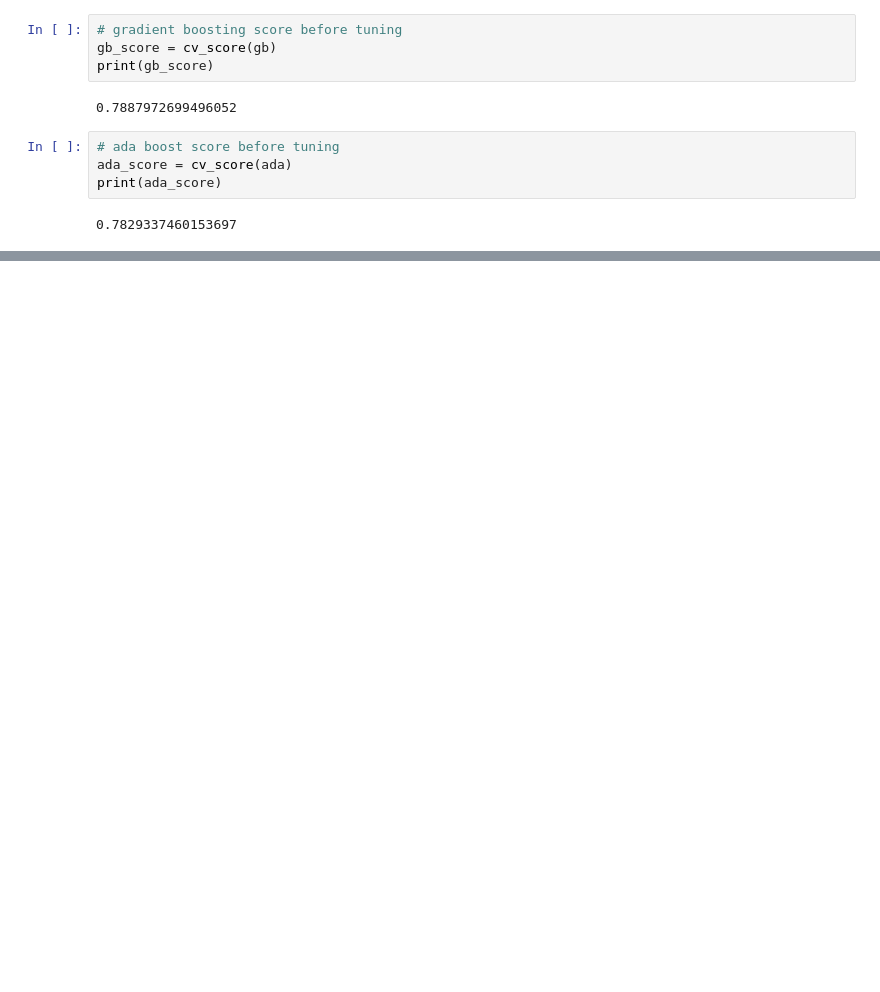
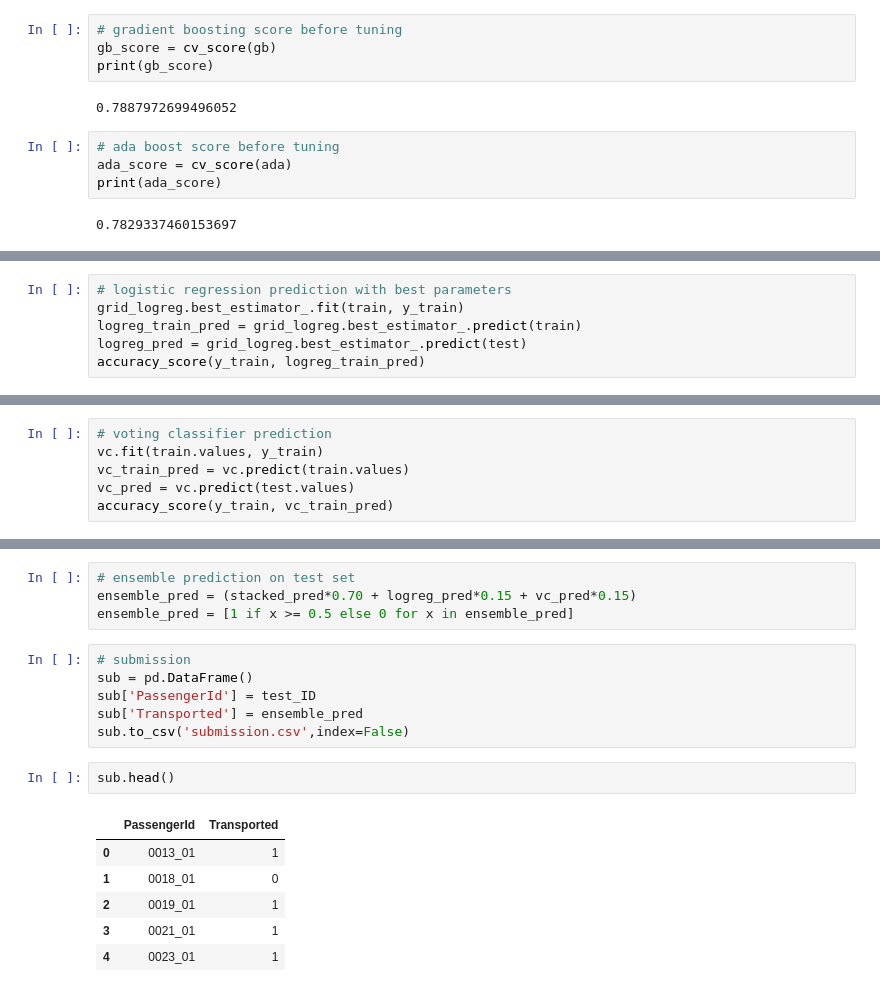
Before and after one commit to zxcvbbvvf/Kaggle-Competitions, a Jupyter notebook: Spaceship Titanic/Space Titanic.ipynb, the cells around one changed output, grey strips where cells are left out. Saved outputs shown, nothing was run; the diff lists cells and outputs as text; blank space fills up the shorter version.

Commit message:
finished work and created submission

```diff
--- a/Spaceship Titanic/Space Titanic.ipynb
+++ b/Spaceship Titanic/Space Titanic.ipynb
@@ -320,0 +396,6 @@ print(vc_score)
+# %%
+# logistic regression prediction with best parameters
+grid_logreg.best_estimator_.fit(train, y_train)
+logreg_train_pred = grid_logreg.best_estimator_.predict(train)
+logreg_pred = grid_logreg.best_estimator_.predict(test)
+accuracy_score(y_train, logreg_train_pred)
@@ -320,0 +404,6 @@ print(vc_score)
+# %%
+# voting classifier prediction
+vc.fit(train.values, y_train)
+vc_train_pred = vc.predict(train.values)
+vc_pred = vc.predict(test.values)
+accuracy_score(y_train, vc_train_pred)
@@ -320,0 +419,19 @@ print(vc_score)
+# %%
+# ensemble prediction on test set
+ensemble_pred = (stacked_pred*0.70 + logreg_pred*0.15 + vc_pred*0.15)
+ensemble_pred = [1 if x >= 0.5 else 0 for x in ensemble_pred]
+# %%
+# submission
+sub = pd.DataFrame()
+sub['PassengerId'] = test_ID
+sub['Transported'] = ensemble_pred
+sub.to_csv('submission.csv',index=False)
+# %%
+sub.head()
+# %% [output]
+|  | PassengerId | Transported |
+| 0 | 0013_01 | 1 |
+| 1 | 0018_01 | 0 |
+| 2 | 0019_01 | 1 |
+| 3 | 0021_01 | 1 |
+| 4 | 0023_01 | 1 |
```
Also changed, not shown: parts of 12 cells of this notebook, 1 other file.
